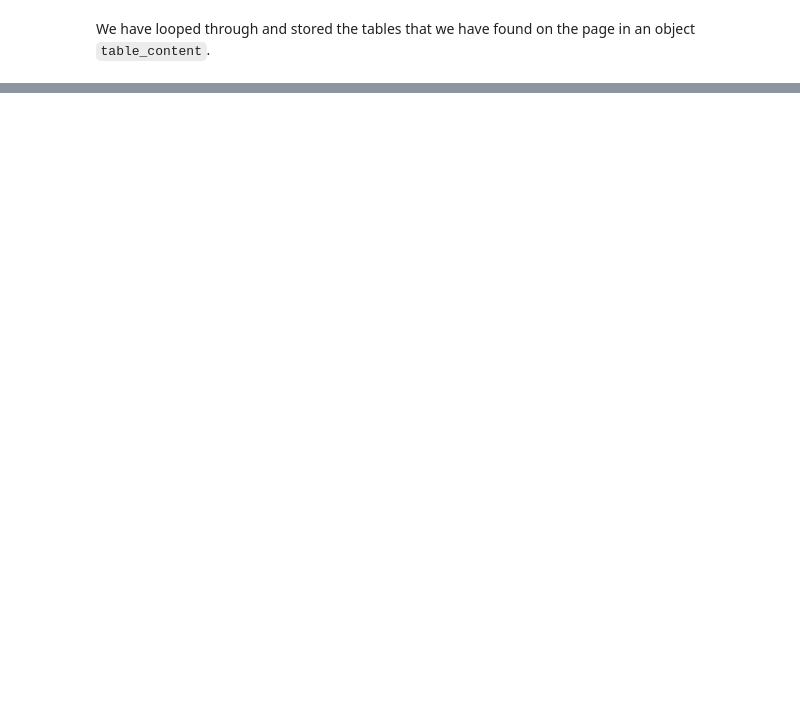
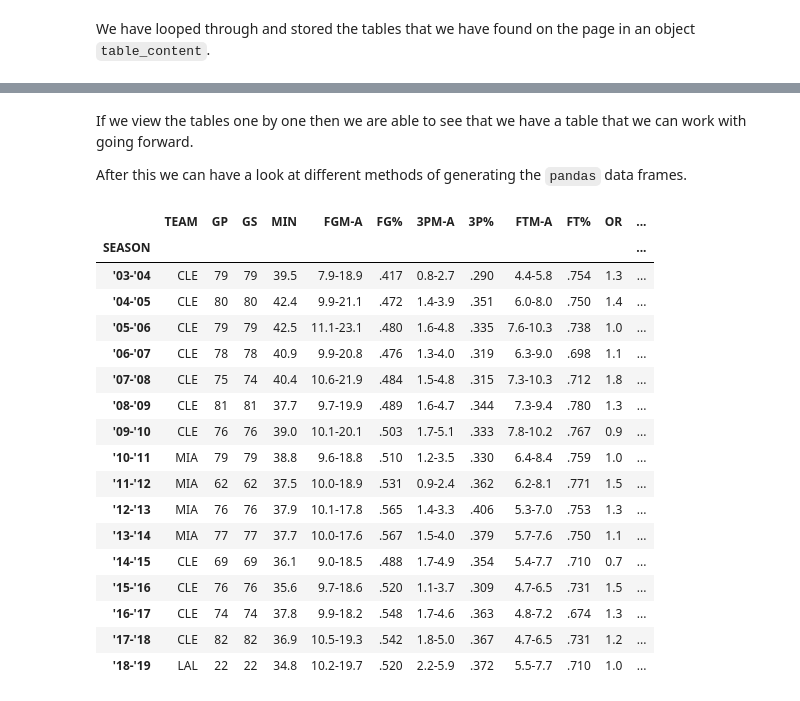
Before and after one commit to willcanniford/python-web-scraping, a Jupyter notebook: LeBron_stats.ipynb, the cells around one changed output, grey strips where cells are left out. Saved outputs shown, nothing was run; the diff lists cells and outputs as text; code cells hidden in the pictures; blank space fills up the shorter version.

```diff
--- a/LeBron_stats.ipynb
+++ b/LeBron_stats.ipynb
@@ -178,0 +171,25 @@ rows = soup.find_all('tr')
+# %% [markdown]
+If we view the tables one by one then we are able to see that we have a table that we can work with going forward.
+
+After this we can have a look at different methods of generating the `pandas` data frames.
+# %%
+table_content[0]
+# %% [output]
+|  | TEAM | GP | GS | MIN | FGM-A | FG% | 3PM-A | 3P% | FTM-A | FT% | OR | ... |
+| SEASON |  |  |  |  |  |  |  |  |  |  |  | ... |
+| '03-'04 | CLE | 79 | 79 | 39.5 | 7.9-18.9 | .417 | 0.8-2.7 | .290 | 4.4-5.8 | .754 | 1.3 | ... |
+| '04-'05 | CLE | 80 | 80 | 42.4 | 9.9-21.1 | .472 | 1.4-3.9 | .351 | 6.0-8.0 | .750 | 1.4 | ... |
+| '05-'06 | CLE | 79 | 79 | 42.5 | 11.1-23.1 | .480 | 1.6-4.8 | .335 | 7.6-10.3 | .738 | 1.0 | ... |
+| '06-'07 | CLE | 78 | 78 | 40.9 | 9.9-20.8 | .476 | 1.3-4.0 | .319 | 6.3-9.0 | .698 | 1.1 | ... |
+| '07-'08 | CLE | 75 | 74 | 40.4 | 10.6-21.9 | .484 | 1.5-4.8 | .315 | 7.3-10.3 | .712 | 1.8 | ... |
+| '08-'09 | CLE | 81 | 81 | 37.7 | 9.7-19.9 | .489 | 1.6-4.7 | .344 | 7.3-9.4 | .780 | 1.3 | ... |
+| '09-'10 | CLE | 76 | 76 | 39.0 | 10.1-20.1 | .503 | 1.7-5.1 | .333 | 7.8-10.2 | .767 | 0.9 | ... |
+| '10-'11 | MIA | 79 | 79 | 38.8 | 9.6-18.8 | .510 | 1.2-3.5 | .330 | 6.4-8.4 | .759 | 1.0 | ... |
+| '11-'12 | MIA | 62 | 62 | 37.5 | 10.0-18.9 | .531 | 0.9-2.4 | .362 | 6.2-8.1 | .771 | 1.5 | ... |
+| '12-'13 | MIA | 76 | 76 | 37.9 | 10.1-17.8 | .565 | 1.4-3.3 | .406 | 5.3-7.0 | .753 | 1.3 | ... |
+| '13-'14 | MIA | 77 | 77 | 37.7 | 10.0-17.6 | .567 | 1.5-4.0 | .379 | 5.7-7.6 | .750 | 1.1 | ... |
+| '14-'15 | CLE | 69 | 69 | 36.1 | 9.0-18.5 | .488 | 1.7-4.9 | .354 | 5.4-7.7 | .710 | 0.7 | ... |
+| '15-'16 | CLE | 76 | 76 | 35.6 | 9.7-18.6 | .520 | 1.1-3.7 | .309 | 4.7-6.5 | .731 | 1.5 | ... |
+| '16-'17 | CLE | 74 | 74 | 37.8 | 9.9-18.2 | .548 | 1.7-4.6 | .363 | 4.8-7.2 | .674 | 1.3 | ... |
+| '17-'18 | CLE | 82 | 82 | 36.9 | 10.5-19.3 | .542 | 1.8-5.0 | .367 | 4.7-6.5 | .731 | 1.2 | ... |
+| '18-'19 | LAL | 22 | 22 | 34.8 | 10.2-19.7 | .520 | 2.2-5.9 | .372 | 5.5-7.7 | .710 | 1.0 | ... |
```
Also changed, not shown: parts of 19 cells of this notebook.
